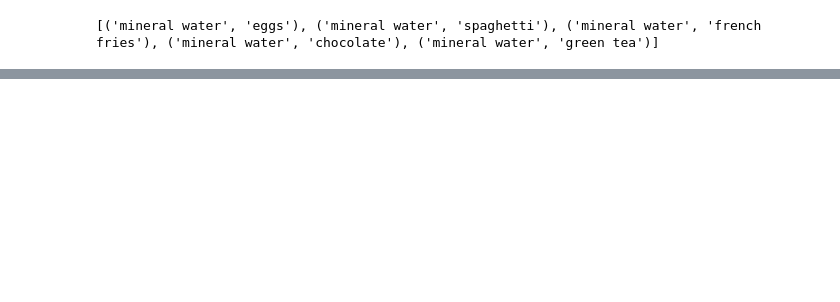
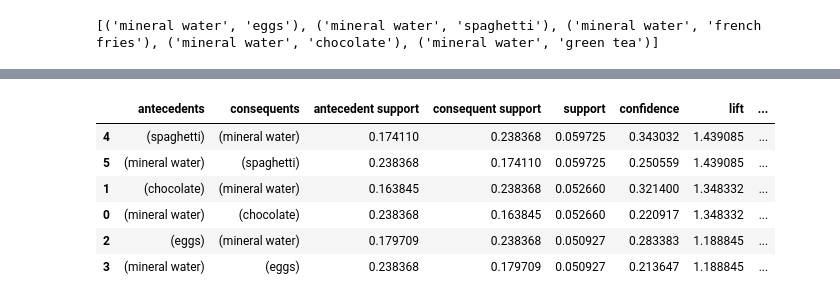
Before and after one commit to veronicaeyo/market-basket-analysis, a Jupyter notebook: market_basket_analysis.ipynb, the cells around one changed output, grey strips where cells are left out. Cells and saved outputs as stored; diff of their text form; code cells hidden in the pictures; blank space fills up the shorter version.

```diff
--- a/market_basket_analysis.ipynb
+++ b/market_basket_analysis.ipynb
@@ -109,8 +132,8 @@ from mlxtend.preprocessing import TransactionEncoder
 
 te = TransactionEncoder()
 te_data = te.fit(all_items).transform(all_items)
-df = pd.DataFrame(te_data, columns=te.columns_)
-df.head()
+freq_data = pd.DataFrame(te_data, columns=te.columns_)
+freq_data.head()
 # %% [output]
 |  | asparagus | almonds | antioxydant juice | asparagus | avocado | babies food | bacon | barbecue sauce | ... |
 | 0 | False | True | True | False | True | False | False | False | ... |
@@ -163,0 +333,5 @@ list(combinations(['veronica', 'emmanuel', 'uthman', 'esther'], 3))
+# %%
+frequent_itemsets = apriori(
+    freq_data.drop("nan", axis=1), min_support=0.05, use_colnames=True, max_len=3
+)
+frequent_itemsets.sort_values(by="support", ascending=False).sample(10)
@@ -163,0 +354,12 @@ list(combinations(['veronica', 'emmanuel', 'uthman', 'esther'], 3))
+# %%
+association_rules(frequent_itemsets, metric="lift", min_threshold=1).sort_values(
+    by="lift", ascending=False
+).head(10)
+# %% [output]
+|  | antecedents | consequents | antecedent support | consequent support | support | confidence | lift | ... |
+| 4 | (spaghetti) | (mineral water) | 0.174110 | 0.238368 | 0.059725 | 0.343032 | 1.439085 | ... |
+| 5 | (mineral water) | (spaghetti) | 0.238368 | 0.174110 | 0.059725 | 0.250559 | 1.439085 | ... |
+| 1 | (chocolate) | (mineral water) | 0.163845 | 0.238368 | 0.052660 | 0.321400 | 1.348332 | ... |
+| 0 | (mineral water) | (chocolate) | 0.238368 | 0.163845 | 0.052660 | 0.220917 | 1.348332 | ... |
+| 2 | (eggs) | (mineral water) | 0.179709 | 0.238368 | 0.050927 | 0.283383 | 1.188845 | ... |
+| 3 | (mineral water) | (eggs) | 0.238368 | 0.179709 | 0.050927 | 0.213647 | 1.188845 | ... |
```
Also changed, not shown: parts of 28 cells of this notebook.
